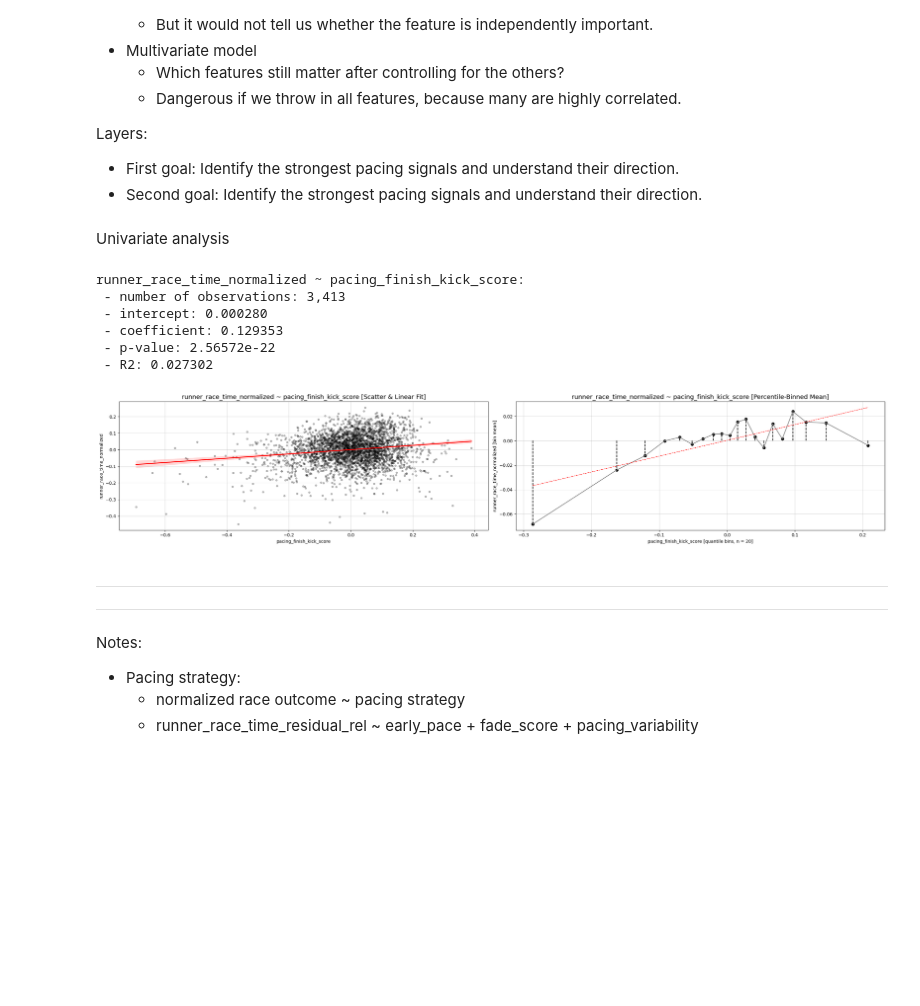
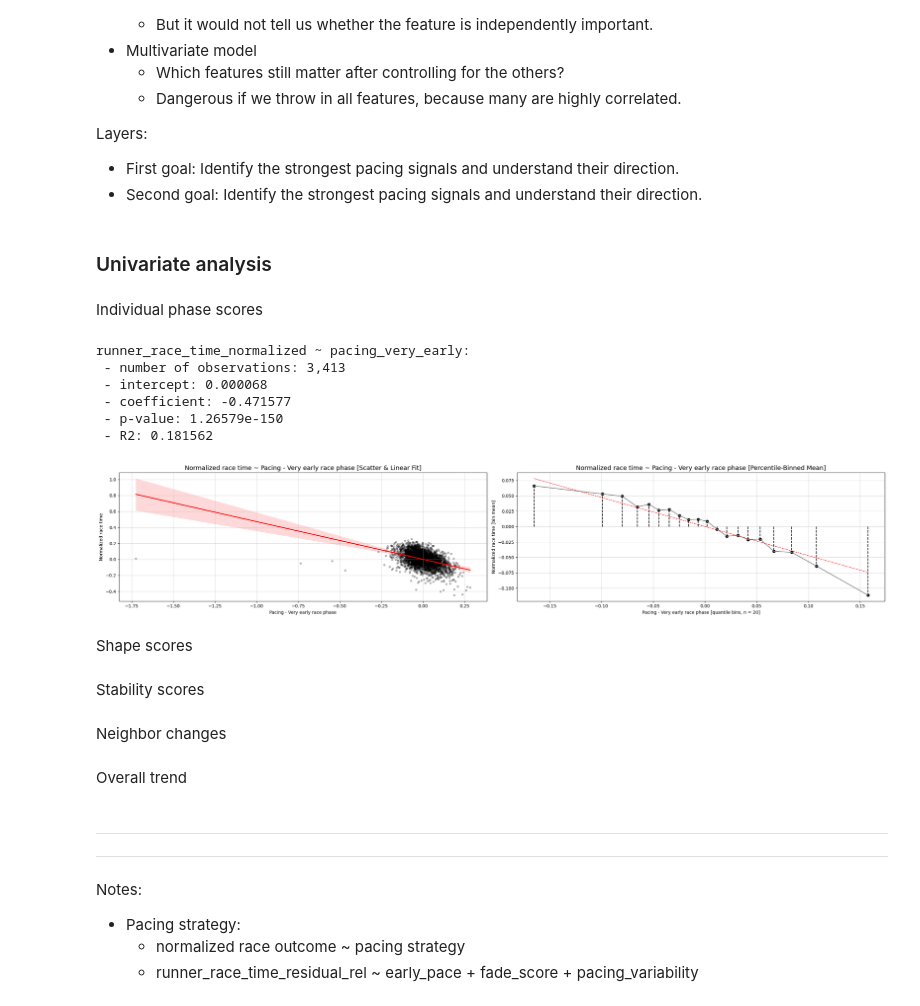
Before and after one commit to 1312Bravo/Path-To-UTMB, a Jupyter notebook: pacing_strategy/research.ipynb, the cells around one changed output. Saved outputs shown, nothing was run; the diff lists cells and outputs as text; code cells hidden in the pictures; blank space fills up the shorter version.

```diff
--- a/pacing_strategy/research.ipynb
+++ b/pacing_strategy/research.ipynb
@@ -2454,32 +2454,43 @@ def univariate_numeric_linear_analysis(
         plt.show()
 
     return summary_df
-# %% [markdown]
-Univariate analysis
+# %% [markdown]
+### Univariate analysis
 # %%
 # Save all features summary inside a df
 univariate_summary_features_df = pd.DataFrame()
+# %% [markdown]
+Individual phase scores
 # %%
+# pacing_very_early
 tmp = univariate_numeric_linear_analysis(
-    feature_col = "pacing_finish_kick_score",
+    feature_col = "pacing_very_early",
     target_col = "runner_race_time_normalized",
     df = runner_pacing_profile_df,
-    feature_col_name = None,
-    target_col_name = None,
+    feature_col_name = "Pacing - Very early race phase",
+    target_col_name = "Normalized race time",
     print_summary = True,
     plot = True,
     n_bins = 20,
 )
 
 univariate_summary_features_df = pd.concat([univariate_summary_features_df, tmp])
 # %% [output]
-runner_race_time_normalized ~ pacing_finish_kick_score:
+runner_race_time_normalized ~ pacing_very_early:
  - number of observations: 3,413
- - intercept: 0.000280
- - coefficient: 0.129353
- - p-value: 2.56572e-22
- - R2: 0.027302
+ - intercept: 0.000068
+ - coefficient: -0.471577
+ - p-value: 1.26579e-150
+ - R2: 0.181562
-[figure, old version]
+[figure, new version]
+# %% [markdown]
+Shape scores
+# %% [markdown]
+Stability scores
+# %% [markdown]
+Neighbor changes
+# %% [markdown]
+Overall trend
 # %% [markdown]
 ---
 ---
```
